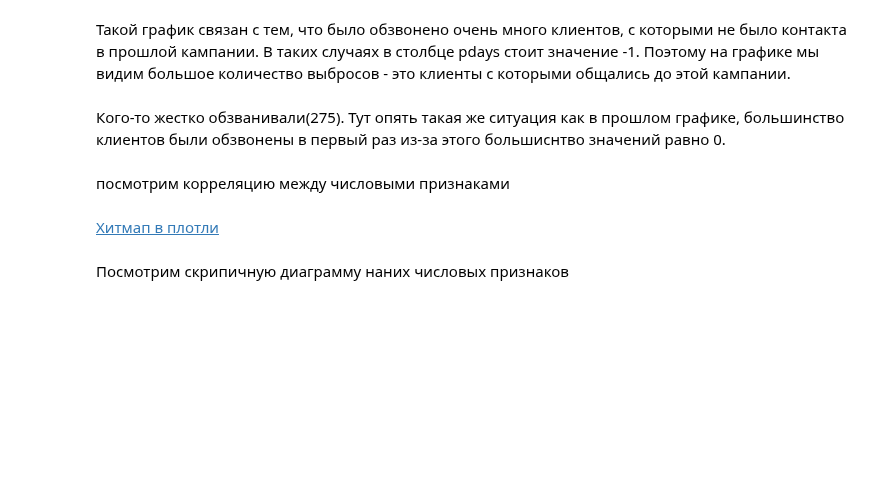
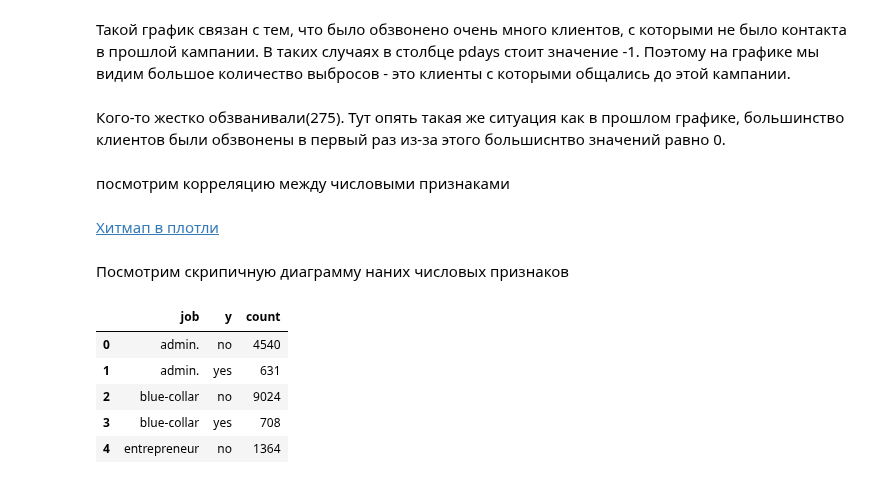
Before and after one commit to Dezurn/GP4_Statistics, a Jupyter notebook: Часть 2/Part_2.ipynb, the cells around one changed output. Saved outputs shown, nothing was run; the diff lists cells and outputs as text; code cells hidden in the pictures; blank space fills up the shorter version.

```diff
--- a/Часть 2/Part_2.ipynb
+++ b/Часть 2/Part_2.ipynb
@@ -251,3 +251,14 @@ px.imshow(corr, text_auto=True, title='Корреляция между числ
 for col in num_cols:
     fig = px.violin(data, x=col, title=f'Распределние {col}')
     fig.show()
+# %%
+group_by_job = data.groupby('job')['y'].value_counts().reset_index()
+# %%
+group_by_job.head()
+# %% [output]
+|  | job | y | count |
+| 0 | admin. | no | 4540 |
+| 1 | admin. | yes | 631 |
+| 2 | blue-collar | no | 9024 |
+| 3 | blue-collar | yes | 708 |
+| 4 | entrepreneur | no | 1364 |
```
Also changed, not shown: parts of 45 cells of this notebook.
